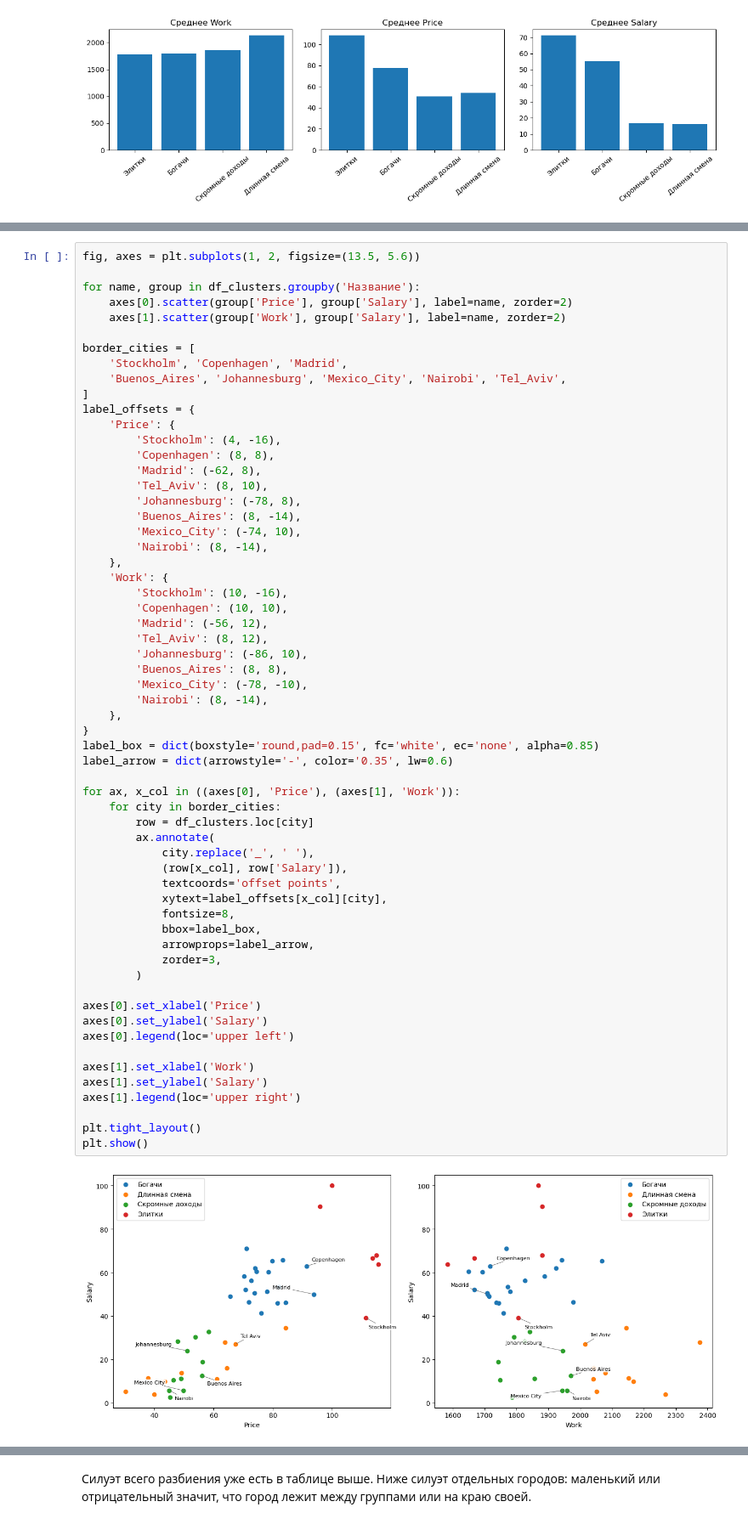
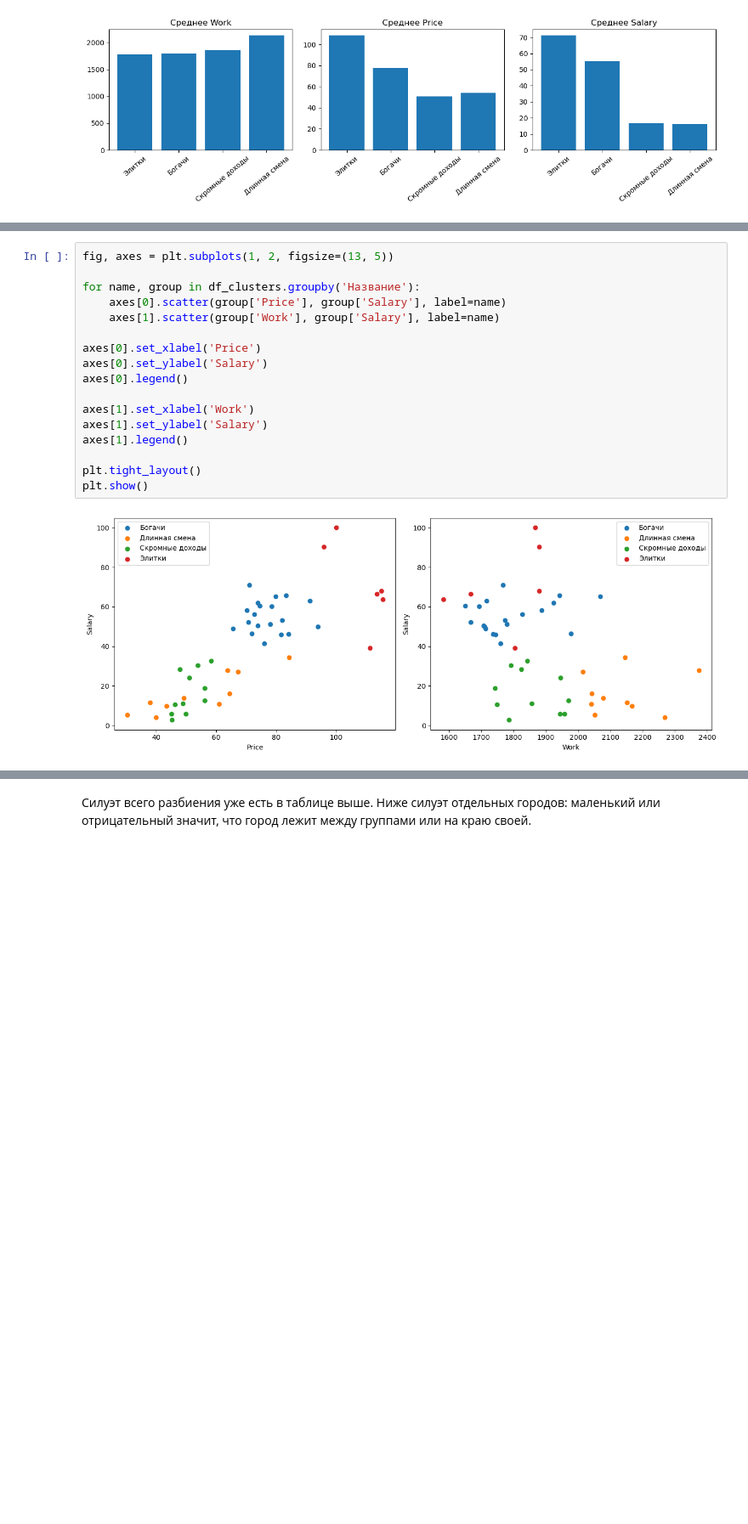
Before and after one commit to destorz11/Python-data-analysis, a Jupyter notebook: lab2_kmeans/notebooks/lab2_kmeans.ipynb, the cells around one changed output, grey strips where cells are left out. Shown at 85% size. Cells and saved outputs as stored; diff of their text form; blank space fills up the shorter version.

```diff
--- a/lab2_kmeans/notebooks/lab2_kmeans.ipynb
+++ b/lab2_kmeans/notebooks/lab2_kmeans.ipynb
@@ -595,62 +591,19 @@ plt.show()
 # %%
-fig, axes = plt.subplots(1, 2, figsize=(13.5, 5.6))
+fig, axes = plt.subplots(1, 2, figsize=(13, 5))
 
 for name, group in df_clusters.groupby('Название'):
-    axes[0].scatter(group['Price'], group['Salary'], label=name, zorder=2)
-    axes[1].scatter(group['Work'], group['Salary'], label=name, zorder=2)
-
-border_cities = [
-    'Stockholm', 'Copenhagen', 'Madrid',
-    'Buenos_Aires', 'Johannesburg', 'Mexico_City', 'Nairobi', 'Tel_Aviv',
-]
-label_offsets = {
-    'Price': {
-        'Stockholm': (4, -16),
-        'Copenhagen': (8, 8),
-        'Madrid': (-62, 8),
-        'Tel_Aviv': (8, 10),
-        'Johannesburg': (-78, 8),
-        'Buenos_Aires': (8, -14),
-        'Mexico_City': (-74, 10),
-        'Nairobi': (8, -14),
-    },
-    'Work': {
-        'Stockholm': (10, -16),
-        'Copenhagen': (10, 10),
-        'Madrid': (-56, 12),
-        'Tel_Aviv': (8, 12),
-        'Johannesburg': (-86, 10),
-        'Buenos_Aires': (8, 8),
-        'Mexico_City': (-78, -10),
-        'Nairobi': (8, -14),
-    },
-}
-label_box = dict(boxstyle='round,pad=0.15', fc='white', ec='none', alpha=0.85)
-label_arrow = dict(arrowstyle='-', color='0.35', lw=0.6)
-
-for ax, x_col in ((axes[0], 'Price'), (axes[1], 'Work')):
-    for city in border_cities:
-        row = df_clusters.loc[city]
-        ax.annotate(
-            city.replace('_', ' '),
-            (row[x_col], row['Salary']),
-            textcoords='offset points',
-            xytext=label_offsets[x_col][city],
-            fontsize=8,
-            bbox=label_box,
-            arrowprops=label_arrow,
-            zorder=3,
-        )
+    axes[0].scatter(group['Price'], group['Salary'], label=name)
+    axes[1].scatter(group['Work'], group['Salary'], label=name)
 
 axes[0].set_xlabel('Price')
 axes[0].set_ylabel('Salary')
-axes[0].legend(loc='upper left')
+axes[0].legend()
 
 axes[1].set_xlabel('Work')
 axes[1].set_ylabel('Salary')
-axes[1].legend(loc='upper right')
+axes[1].legend()
 
 plt.tight_layout()
 plt.show()
 # %% [output]
-[figure, old version]
+[figure, new version]
```
Also changed, not shown: parts of 16 cells of this notebook.
